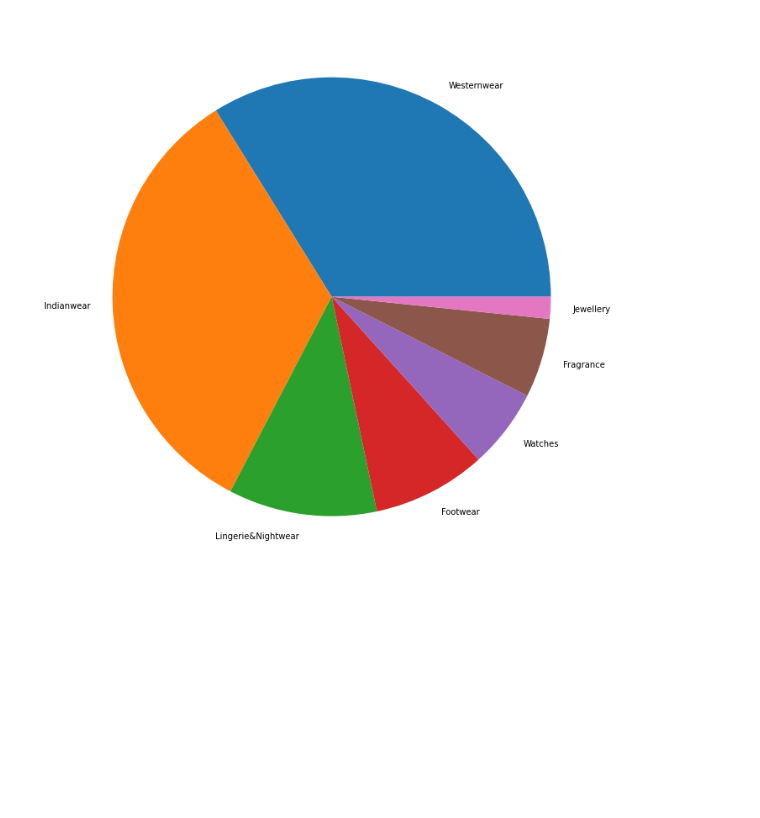
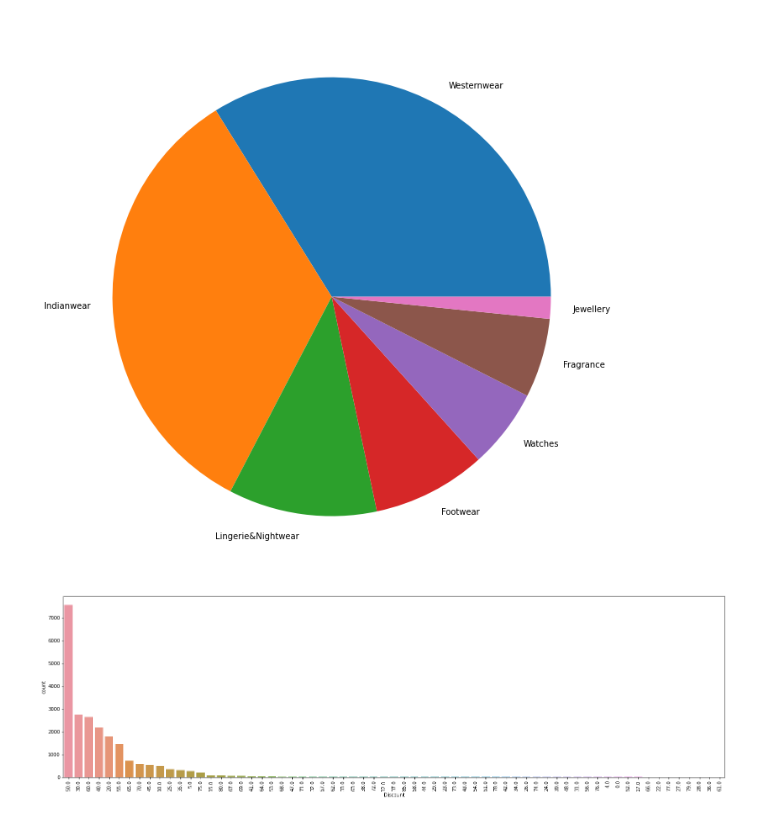
Before and after one commit to MichalinaH/DataScienceStudies, a Jupyter notebook: DataScienceClub/DSC_projekt.ipynb, the cells around one changed output. Cells and saved outputs as stored; diff of their text form; code cells hidden in the pictures; blank space fills up the shorter version.

```diff
--- a/DataScienceClub/DSC_projekt.ipynb
+++ b/DataScienceClub/DSC_projekt.ipynb
@@ -224,3 +261,10 @@ plt.pie(df['category'].value_counts(), labels=df['category'].unique())
 plt.show()
 # %% [output]
 [figure]
+# %%
+plt.figure(figsize=(25,7))
+plt.xticks(rotation=90)
+sns.countplot(x=df['Discount'], data = df, order = df['Discount'].value_counts().index)
+plt.show()
+# %% [output]
+[figure, added]
```
Also changed, not shown: parts of 7 cells of this notebook.
